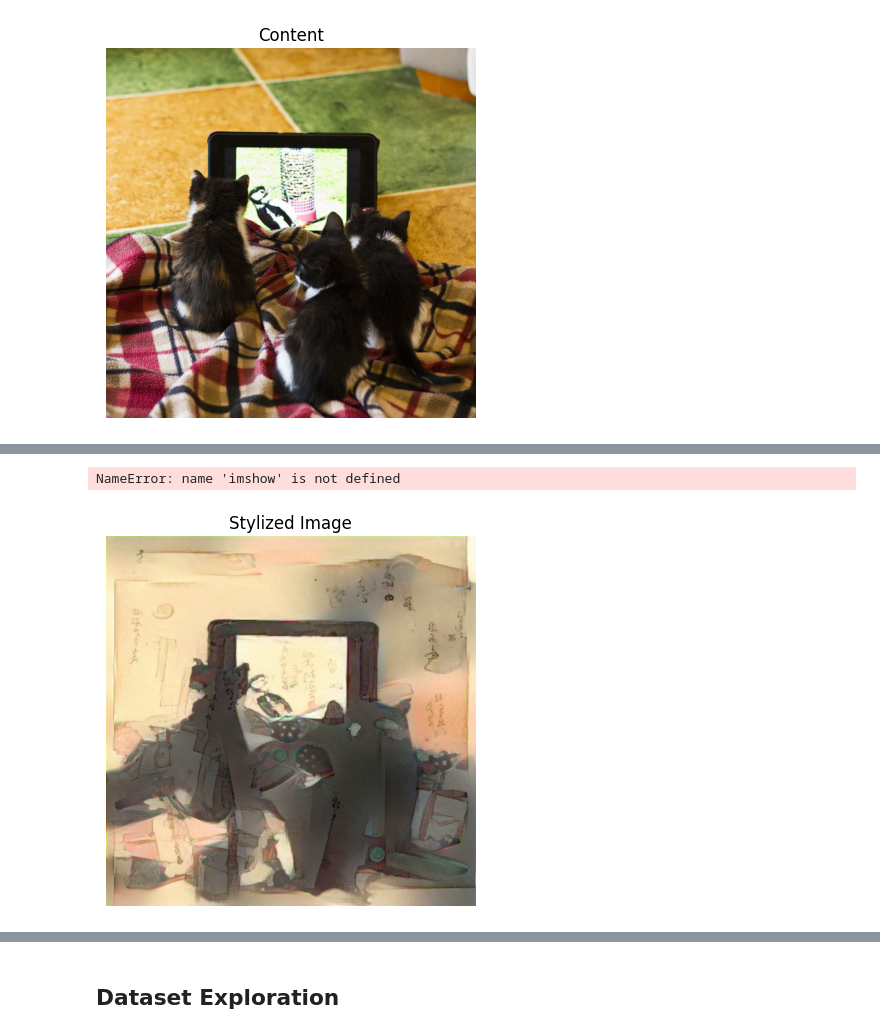
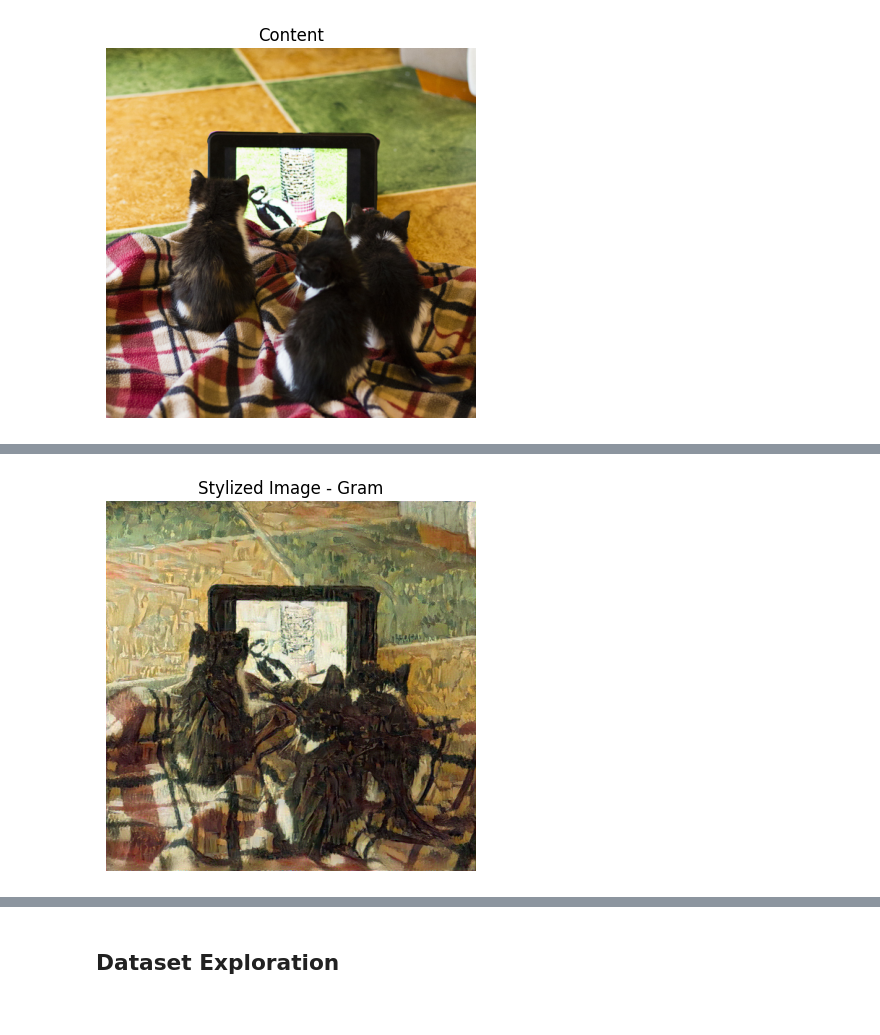
Before and after one commit to krymbeaulieu/cmpe258-group3-style-transfer, a Jupyter notebook: krystle_scratch.ipynb, the cells around one changed output, grey strips where cells are left out. Saved outputs shown, nothing was run; the diff lists cells and outputs as text; code cells hidden in the pictures.

```diff
--- a/krystle_scratch.ipynb
+++ b/krystle_scratch.ipynb
@@ -150,6 +38,4 @@ Style image: /scratch/cmpe258-sp25/group3_styletransfer/wikiart//Ukiyo_e/katsush
 # %%
-start = time.time()
-output = style_transfer(content, style, vgg, steps=5000, stop_threshold=10000)
-end = time.time()
-print(f"time taken: {end-start:.03f}s")
+output = train.style_transfer(content, style, vgg, steps=5000, stop_threshold=10000,layers=style_layers,loss_method="gram")
+dfl.imshow(output, "Stylized Image - Gram")
 # %% [output]
@@ -173,5 +59 @@ time taken: 346.976s
-NameError: name 'imshow' is not defined
+[figure, added]
-# %%
-dfl.imshow(output, "Stylized Image")
-# %% [output]
-[figure, removed]
```
Also changed, not shown: parts of 14 cells of this notebook, 1 other file.
